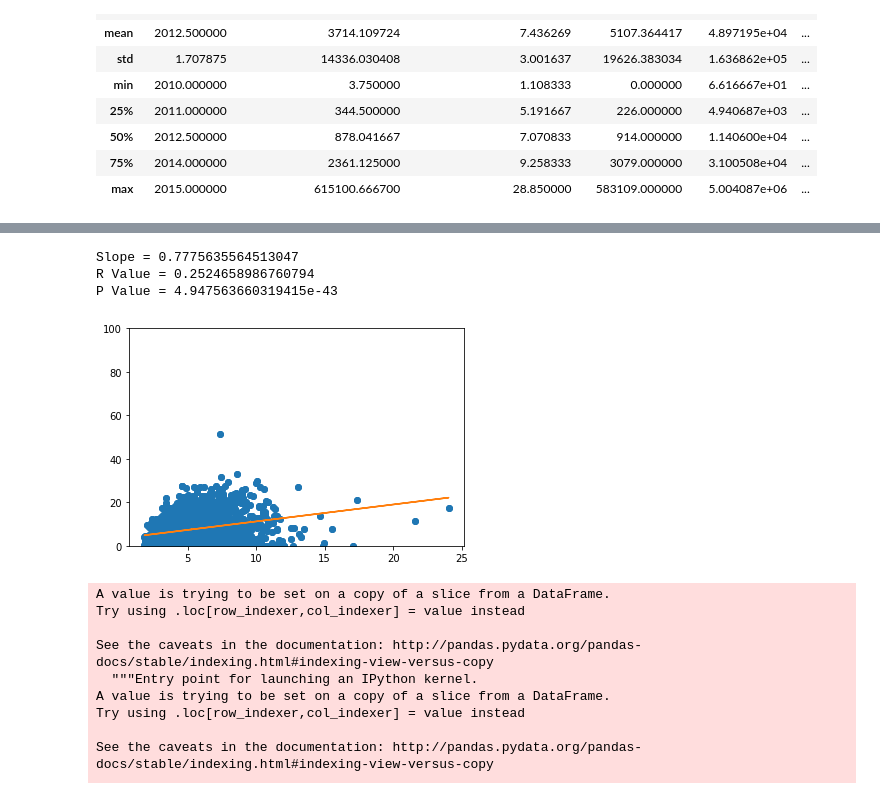
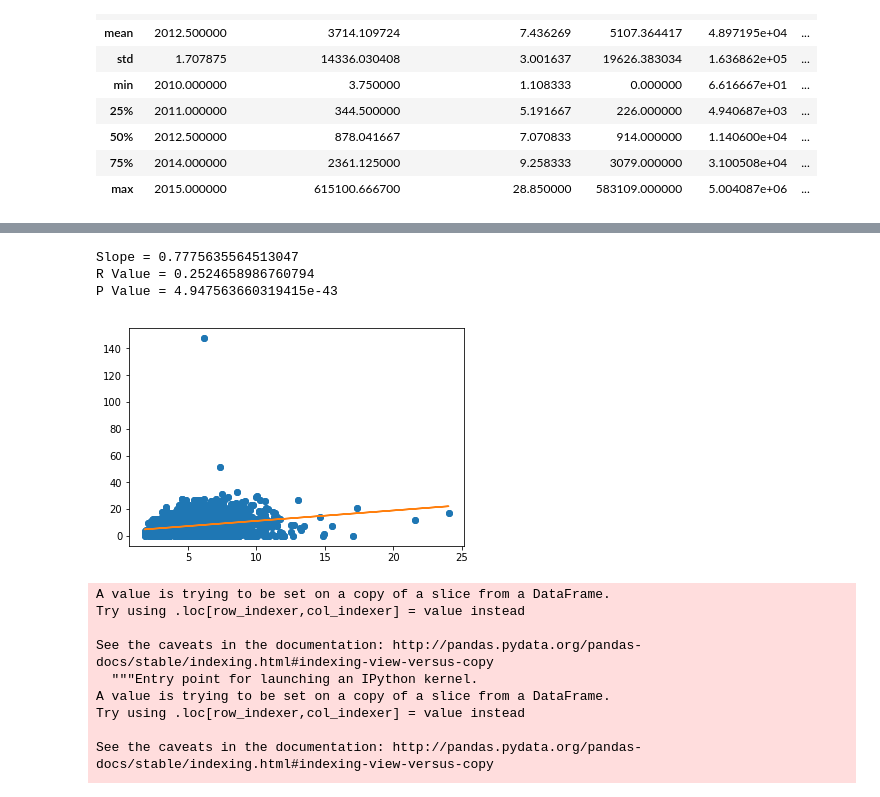
Before and after one commit to DLaury/ProjectOne, a Jupyter notebook: MergedDF.ipynb, the cells around one changed output, grey strips where cells are left out. Drawn from its saved outputs; the diff is of its cells as text; code cells hidden in the pictures.

```diff
--- a/MergedDF.ipynb
+++ b/MergedDF.ipynb
@@ -171,20 +166,19 @@ P Value = 1.2333260286598283e-54
 # %%
 plt.scatter(year2015DF['Average Percent Unemployed'], year2015DF['Crimes Per 100 Workers'])
 x5 = year2015DF['Average Percent Unemployed']
 y5 = year2015DF['Crimes Per 100 Workers']
 slope, intercept, r_value, p_value, std_err = stats.linregress(x5,y5)
 line5 = slope*x5+intercept
 
 plt.plot(x5,y5,'o', x5, line5)
-plt.ylim(0,100)
 print(f"Slope = {slope}")
 print(f"R Value = {r_value}")
 print(f"P Value = {p_value}")
 # %% [output]
 Slope = 0.7775635564513047
 R Value = 0.2524658986760794
 P Value = 4.947563660319415e-43
-[figure, old version]
+[figure, new version]
 # %%
 year2010DF['Crimes Per Worker'] = year2010DF['Number of Crimes'] / year2010DF['Total Labor Force']
 year2011DF['Crimes Per Worker'] = year2011DF['Number of Crimes'] / year2011DF['Total Labor Force']
```
Also changed, not shown: parts of 6 cells of this notebook.
